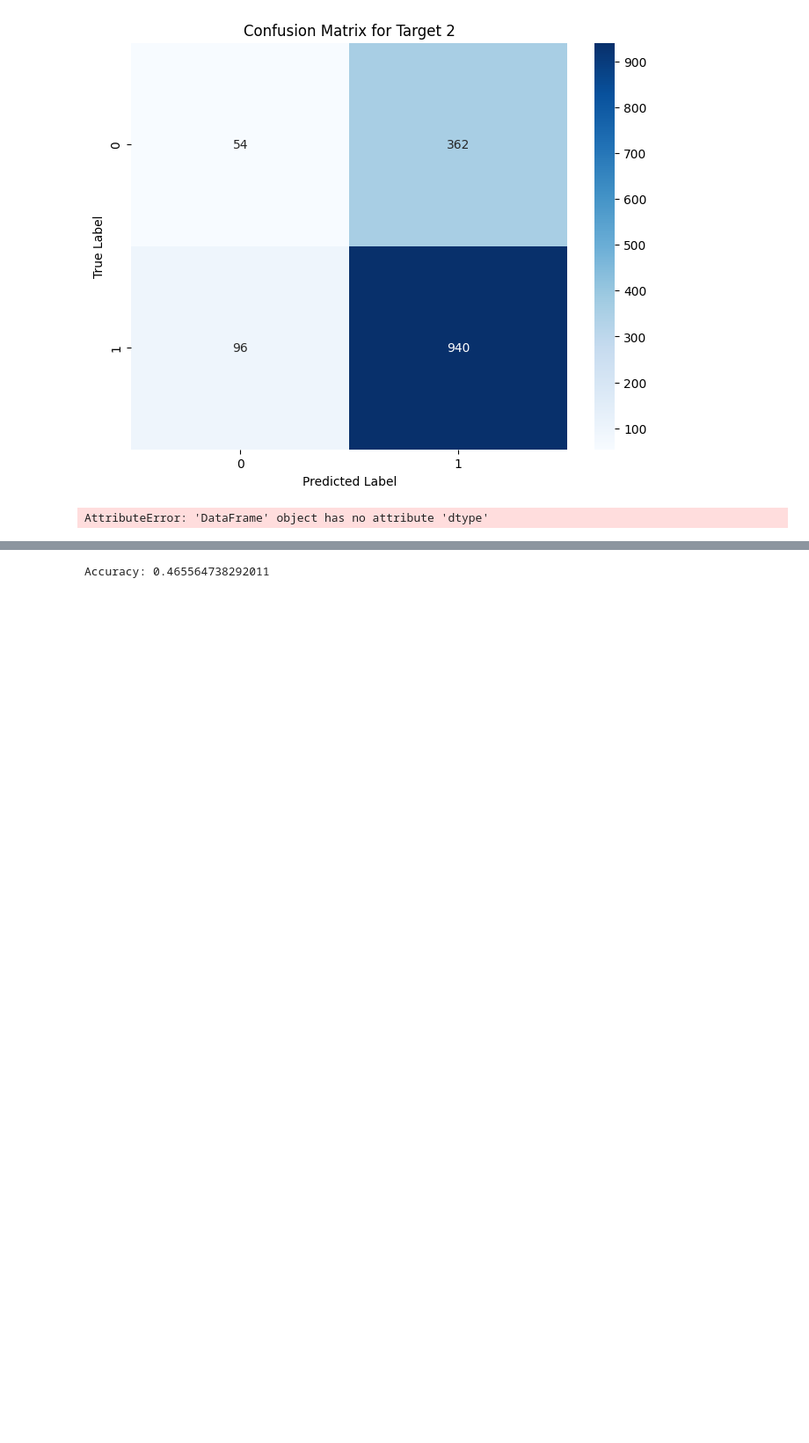
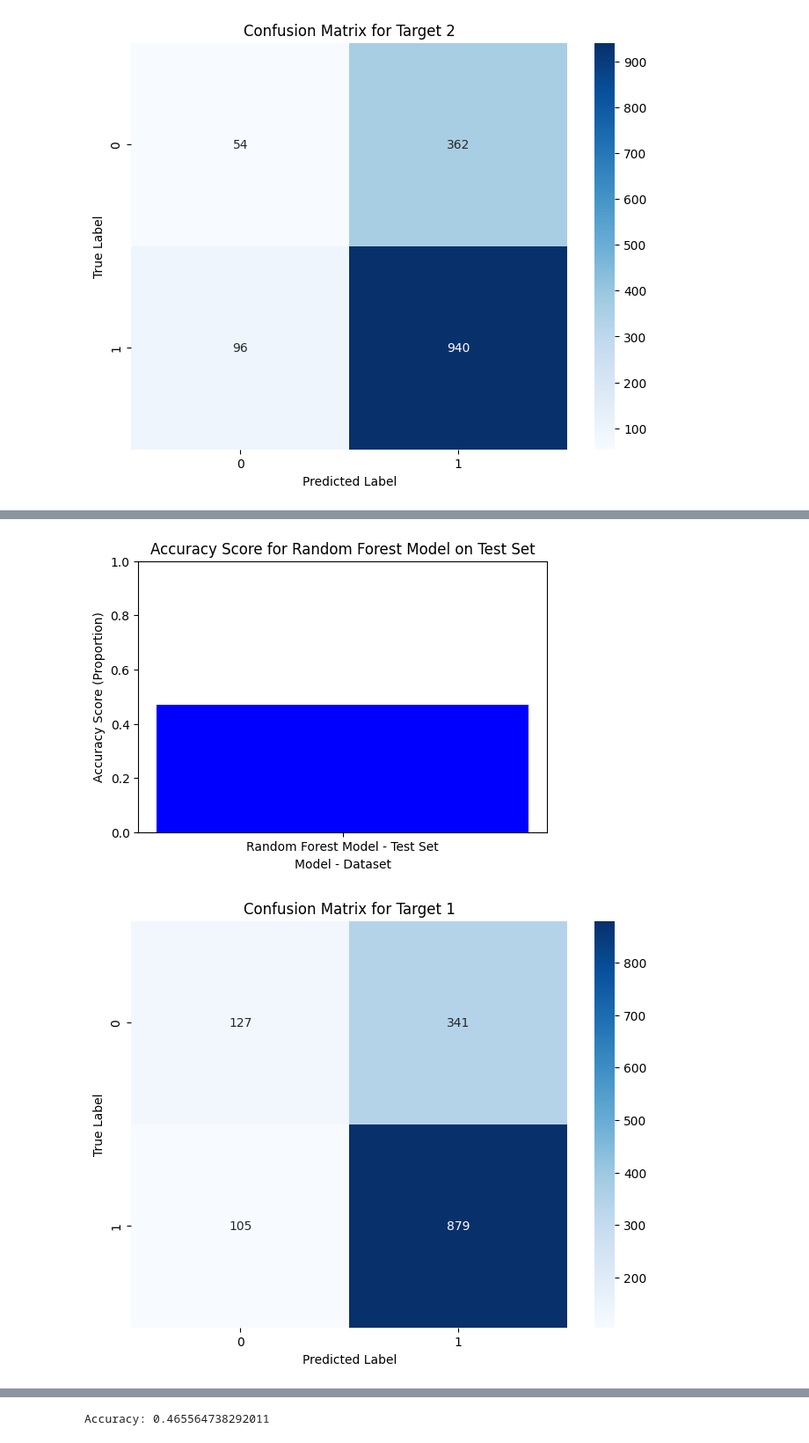
Before and after one commit to nirazghimire/ML-Cognitive-Science, a Jupyter notebook: Code/ML_cognitive.ipynb, the cells around one changed output, grey strips where cells are left out. Shown at 88% size. Drawn from its saved outputs; the diff is of its cells as text; code cells hidden in the pictures; blank space fills up the shorter version.

```diff
--- a/Code/ML_cognitive.ipynb
+++ b/Code/ML_cognitive.ipynb
@@ -318,7 +318,77 @@ weighted avg       0.72      0.90      0.80      2020
  samples avg       0.72      0.90      0.78      2020
 [figure]
 [figure]
-# %%
-y_test.dtype, y_pred.dtype
-# %% [output]
-AttributeError: 'DataFrame' object has no attribute 'dtype'
+# %%
+
+# Define save path for figures
+save_path = '/Users/niraj/Desktop/ML-Cognitive-Science/Figures/'
+
+# Initialize the classifier
+rf_clf = RandomForestClassifier(n_estimators=76)
+
+# Split the datasets into train and test using 20% as test size
+X_train, X_test, y_train, y_test = train_test_split(X, y, test_size=0.2, random_state=42)
+
+# Print the shapes of the training and test sets
+print(f"Training set (X_train): {X_train.shape}")
+print(f"Test set (X_test): {X_test.shape}")
+
+# Initialize the multi-output classifier
+multi_target_clf = MultiOutputClassifier(estimator=rf_clf)
+
+# Fit the model with the training data
+multi_target_clf.fit(X_train, y_train)
+
+# Predict the test data
+y_test_pred = multi_target_clf.predict(X_test)
+
+# Convert predictions and targets to tensors for metric calculations
+y_test_pred_tensor = torch.tensor(y_test_pred)
+y_test_tensor = torch.tensor(y_test.values)
+
+# Calculate metrics
+hamming_loss_val = hamming_loss(y_test_tensor, y_test_pred_tensor)
+f1 = f1_score(y_test_tensor, y_test_pred_tensor, average='micro')
+precision = precision_score(y_test_tensor, y_test_pred_tensor, average='micro')
+recall = recall_score(y_test_tensor, y_test_pred_tensor, average='micro')
+accuracy = accuracy_score(y_test_tensor, y_test_pred_tensor)
+
+# Print metrics
+print(f"Hamming Loss: {hamming_loss_val:.4f}")
+print(f"F1-score: {f1:.4f}")
+print(f"Precision: {precision:.4f}")
+print(f"Recall: {recall:.4f}")
+print(f"Accuracy: {accuracy:.4f}")
+
+# Plot the accuracy
+plt.figure(figsize=(6, 4))
+plt.bar('Random Forest Model - Test Set', accuracy, color='blue')
+plt.xlabel('Model - Dataset')
+plt.ylabel('Accuracy Score (Proportion)')
+plt.title('Accuracy Score for Random Forest Model on Test Set')
+plt.ylim(0, 1)  # Set y-axis limits from 0 to 1
+plt.savefig(save_path + 'Accuracy_RF.png')
+plt.show()
+
+# Calculate the confusion matrices for the two targets
+conf_matrix_target1 = confusion_matrix(y_test.iloc[:, 0], y_test_pred[:, 0])
+conf_matrix_target2 = confusion_matrix(y_test.iloc[:, 1], y_test_pred[:, 1])
+
+# Plot the confusion matrix for the first target
+plt.figure(figsize=(8, 6))
+sns.heatmap(conf_matrix_target1, annot=True, fmt='d', cmap='Blues')
+plt.xlabel('Predicted Label')
+plt.ylabel('True Label')
+plt.title('Confusion Matrix for Target 1')
+plt.savefig(save_path + 'RF_CM_Target1.png')
+plt.show()
+
+# Plot the confusion matrix for the second target
+plt.figure(figsize=(8, 6))
+sns.heatmap(conf_matrix_target2, annot=True, fmt='d', cmap='Blues')
+plt.xlabel('Predicted Label')
+plt.ylabel('True Label')
+plt.title('Confusion Matrix for Target 2')
+plt.savefig(save_path + 'RF_CM_Target2.png')
+plt.show()
+# %% [output]
@@ -324,0 +402,2 @@ AttributeError: 'DataFrame' object has no attribute 'dtype'
+[figure, added]
+[figure, added]
```
Also changed, not shown: parts of 11 cells of this notebook.
